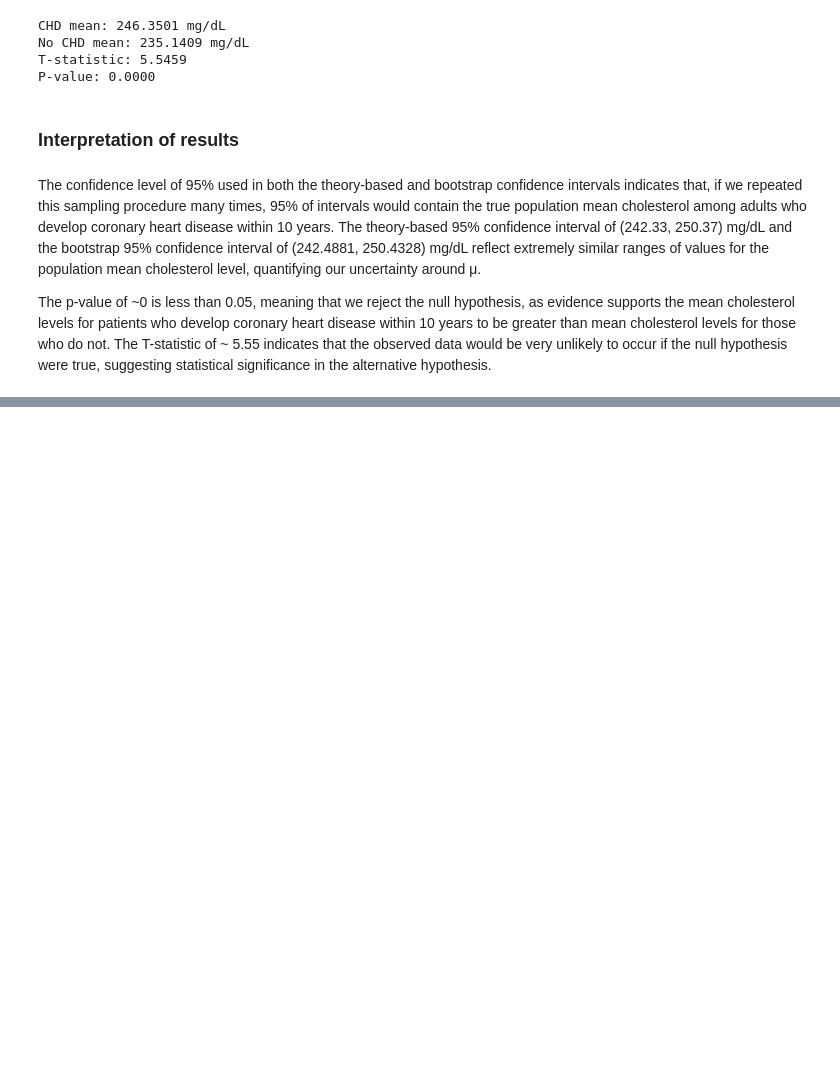
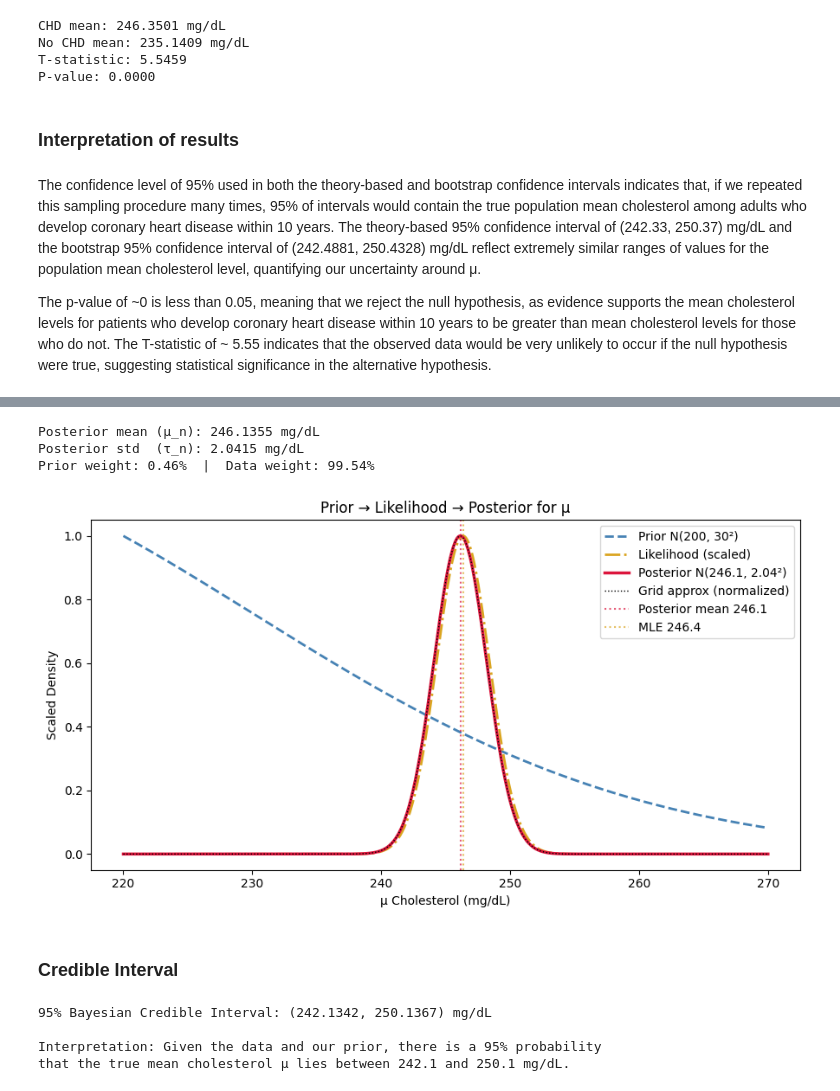
Before and after one commit to stefanregalia/Inf-Pred-Project, a Jupyter notebook: pipeline.ipynb, the cells around one changed output, grey strips where cells are left out. Saved outputs shown, nothing was run; the diff lists cells and outputs as text; code cells hidden in the pictures; blank space fills up the shorter version.

Commit message:
bayesian and resampling

```diff
--- a/pipeline.ipynb
+++ b/pipeline.ipynb
@@ -265,0 +303,56 @@ The p-value of ~0 is less than 0.05, meaning that we reject the null hypothesis,
+# %%
+# --- Analytical posterior ---
+prior_precision = 1 / tau_0**2
+data_precision  = n / sigma**2
+tau_n_sq = 1 / (prior_precision + data_precision)
+tau_n    = np.sqrt(tau_n_sq)
+mu_n     = tau_n_sq * (mu_0 / tau_0**2 + n * mu_mle / sigma**2)
+
+print(f"Posterior mean (μ_n): {mu_n:.4f} mg/dL")
+print(f"Posterior std  (τ_n): {tau_n:.4f} mg/dL")
+print(f"Prior weight: {prior_precision/(prior_precision+data_precision)*100:.2f}%  |  Data weight: {data_precision/(prior_precision+data_precision)*100:.2f}%")
+
+# --- Grid approximation (sanity check) ---
+mu_grid        = np.linspace(220, 270, 2000)
+log_post_grid  = norm.logpdf(mu_grid, mu_0, tau_0) + np.array([np.sum(norm.logpdf(chol_chd, mu, sigma)) for mu in mu_grid])
+log_post_grid -= log_post_grid.max()
+post_grid      = np.exp(log_post_grid)
+post_grid     /= np.trapezoid(post_grid, mu_grid)  # use np.trapz if NumPy < 2.0
+
+# --- Overlay plot ---
+mu_range  = np.linspace(220, 270, 1000)
+prior     = norm.pdf(mu_range, mu_0, tau_0)
+log_lik   = np.array([np.sum(norm.logpdf(chol_chd, mu, sigma)) for mu in mu_range])
+log_lik  -= log_lik.max()
+lik_sc    = np.exp(log_lik) / np.exp(log_lik).max()
+posterior = norm.pdf(mu_range, mu_n, tau_n)
+
+fig, ax = plt.subplots(figsize=(9, 5))
+ax.plot(mu_range, prior/prior.max(),         color='steelblue', lw=2, linestyle='--', label=f'Prior N({int(mu_0)}, {int(tau_0)}²)')
+ax.plot(mu_range, lik_sc,                    color='goldenrod', lw=2, linestyle='-.', label='Likelihood (scaled)')
+ax.plot(mu_range, posterior/posterior.max(), color='crimson',   lw=2.5,              label=f'Posterior N({mu_n:.1f}, {tau_n:.2f}²)')
+ax.plot(mu_grid,  post_grid/post_grid.max(), color='black',     lw=1, linestyle=':',  label='Grid approx (normalized)')
+ax.axvline(mu_n,   color='crimson',   linestyle=':', alpha=0.7, label=f'Posterior mean {mu_n:.1f}')
+ax.axvline(mu_mle, color='goldenrod', linestyle=':', alpha=0.7, label=f'MLE {mu_mle:.1f}')
+ax.set_title('Prior → Likelihood → Posterior for μ'); ax.set_xlabel('μ Cholesterol (mg/dL)'); ax.set_ylabel('Scaled Density')
+ax.legend(); plt.tight_layout(); plt.show()
+# %% [output]
+Posterior mean (μ_n): 246.1355 mg/dL
+Posterior std  (τ_n): 2.0415 mg/dL
+Prior weight: 0.46%  |  Data weight: 99.54%
+[figure, added]
+# %% [markdown]
+### Credible Interval
+# %%
+ci_lo_bayes = norm.ppf(0.025, mu_n, tau_n)
+ci_hi_bayes = norm.ppf(0.975, mu_n, tau_n)
+
+print(f"95% Bayesian Credible Interval: ({ci_lo_bayes:.4f}, {ci_hi_bayes:.4f}) mg/dL")
+print()
+print("Interpretation: Given the data and our prior, there is a 95% probability")
+print(f"that the true mean cholesterol μ lies between {ci_lo_bayes:.1f} and {ci_hi_bayes:.1f} mg/dL.")
+# %% [output]
+95% Bayesian Credible Interval: (242.1342, 250.1367) mg/dL
+
+Interpretation: Given the data and our prior, there is a 95% probability
+that the true mean cholesterol μ lies between 242.1 and 250.1 mg/dL.
```
Also changed, not shown: parts of 8 cells of this notebook, 1 other file.
